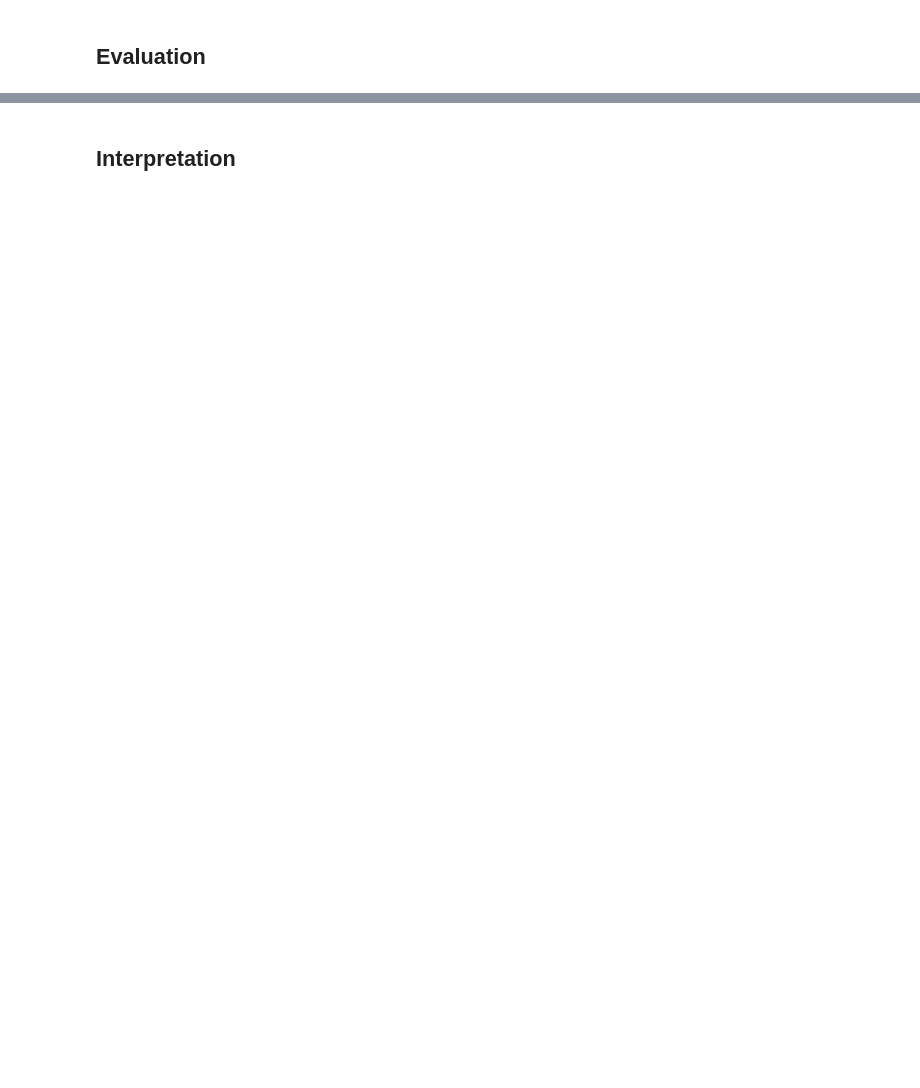
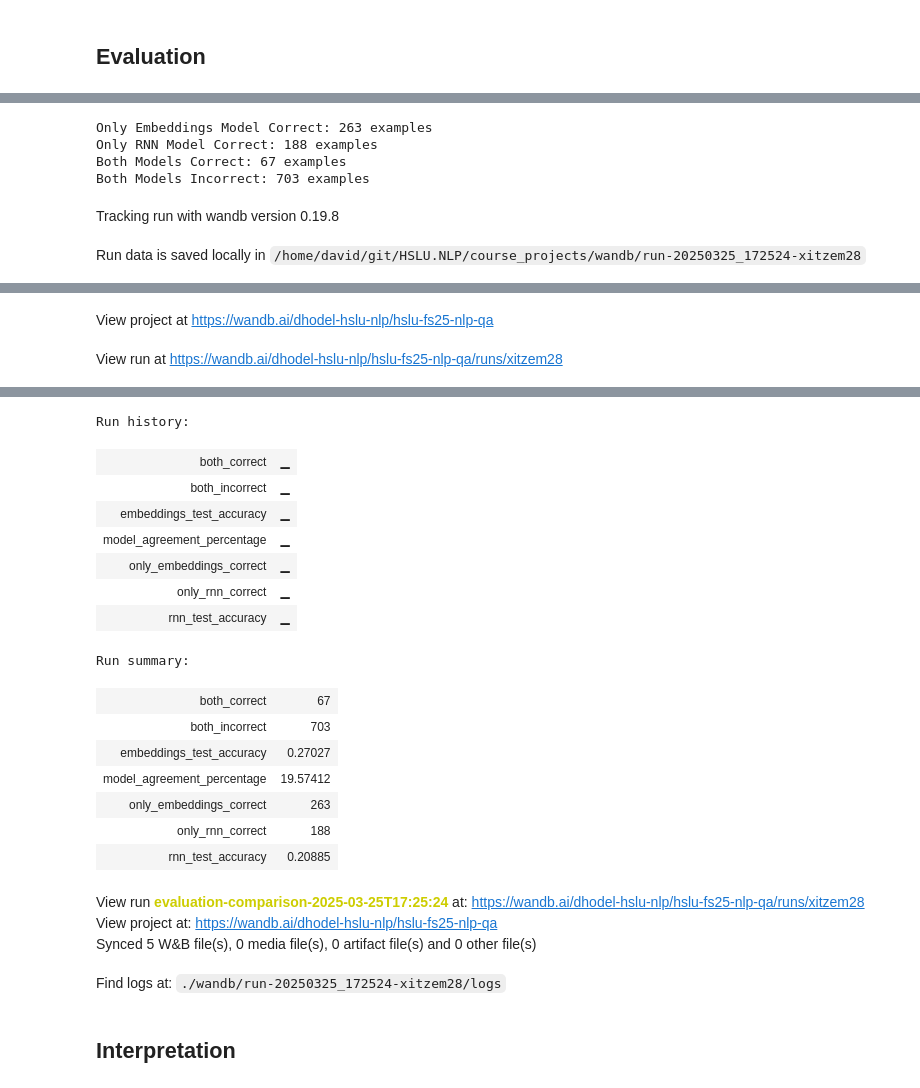
Before and after one commit to Davee02/HSLU.NLP, a Jupyter notebook: course_projects/project_1.ipynb, the cells around one changed output, grey strips where cells are left out. Saved outputs shown, nothing was run; the diff lists cells and outputs as text; code cells hidden in the pictures; blank space fills up the shorter version.

Commit message:
add evaluation part to project 1

```diff
--- a/course_projects/project_1.ipynb
+++ b/course_projects/project_1.ipynb
@@ -262,7 +263,6 @@ def get_averaged_sentence_embedding(sentence):
 We also need a function to convert the answer keys to numbers (`A` -> 0, `B` -> 1, ..., `E` -> 4).
 # %%
 def answer_key_to_index(answer_key):
-  """Answer key (A-E) to index (0-4)"""
   return ord(answer_key) - ord("A")
 # %% [markdown]
 Finally, we create our custom dataset that performs the preprocessing and returns the data in the format described above.
@@ -786,0 +890,4 @@ Error:
+# %%
+agreements = np.sum(np.array(embeddings_predictions) == np.array(rnn_predictions))
+agreement_percentage = agreements / len(embeddings_predictions) * 100
+print(f"\nModels agree on {agreements} out of {len(embeddings_predictions)} examples ({agreement_percentage:.2f}%)")
@@ -786,0 +987,47 @@ Error:
+# %%
+# Calculate examples where only one model is correct
+embeddings_correct = np.array(embeddings_predictions) == np.array(embeddings_labels)
+rnn_correct = np.array(rnn_predictions) == np.array(rnn_labels)
+
+only_embeddings_correct = np.logical_and(embeddings_correct, np.logical_not(rnn_correct))
+only_rnn_correct = np.logical_and(rnn_correct, np.logical_not(embeddings_correct))
+
+print(f"\nOnly Embeddings Model Correct: {np.sum(only_embeddings_correct)} examples")
+print(f"Only RNN Model Correct: {np.sum(only_rnn_correct)} examples")
+print(f"Both Models Correct: {np.sum(np.logical_and(embeddings_correct, rnn_correct))} examples")
+print(f"Both Models Incorrect: {np.sum(np.logical_and(np.logical_not(embeddings_correct), np.logical_not(rnn_correct)))} examples")
+# %% [output]
+Only Embeddings Model Correct: 263 examples
+Only RNN Model Correct: 188 examples
+Both Models Correct: 67 examples
+Both Models Incorrect: 703 examples
+# %%
+# Save results to wandb for tracking
+final_results = {
+    "embeddings_test_accuracy": embeddings_accuracy,
+    "rnn_test_accuracy": rnn_accuracy,
+    "model_agreement_percentage": agreement_percentage,
+    "only_embeddings_correct": np.sum(only_embeddings_correct),
+    "only_rnn_correct": np.sum(only_rnn_correct),
+    "both_correct": np.sum(np.logical_and(embeddings_correct, rnn_correct)),
+    "both_incorrect": np.sum(np.logical_and(np.logical_not(embeddings_correct), np.logical_not(rnn_correct))),
+}
+
+# Initialize a new wandb run for evaluation results
+eval_run = wandb.init(
+    project="hslu-fs25-nlp-qa",
+    entity="dhodel-hslu-nlp",
+    name=f"evaluation-comparison-{datetime.now().strftime('%Y-%m-%dT%H:%M:%S')}",
+    config={
+        "embeddings_epoch": best_embeddings_epoch,
+        "rnn_epoch": best_rnn_epoch
+    },
+    reinit=True,
+)
+
+# Log the evaluation metrics
+wandb.log(final_results)
+wandb.finish()
+# %% [output]
+Tracking run with wandb version 0.19.8
+Run data is saved locally in /home/david/git/HSLU.NLP/course_projects/wandb/run-20250325_172524-xitzem28
@@ -786,0 +1035,2 @@ Error:
+View project at https://wandb.ai/dhodel-hslu-nlp/hslu-fs25-nlp-qa
+View run at https://wandb.ai/dhodel-hslu-nlp/hslu-fs25-nlp-qa/runs/xitzem28
@@ -787,2 +1038,22 @@ Error:
+Run history:
+| both_correct | ▁ |
+| both_incorrect | ▁ |
+| embeddings_test_accuracy | ▁ |
+| model_agreement_percentage | ▁ |
+| only_embeddings_correct | ▁ |
+| only_rnn_correct | ▁ |
+| rnn_test_accuracy | ▁ |
+Run summary:
+| both_correct | 67 |
+| both_incorrect | 703 |
+| embeddings_test_accuracy | 0.27027 |
+| model_agreement_percentage | 19.57412 |
+| only_embeddings_correct | 263 |
+| only_rnn_correct | 188 |
+| rnn_test_accuracy | 0.20885 |
+View run evaluation-comparison-2025-03-25T17:25:24 at: https://wandb.ai/dhodel-hslu-nlp/hslu-fs25-nlp-qa/runs/xitzem28
+View project at: https://wandb.ai/dhodel-hslu-nlp/hslu-fs25-nlp-qa
+Synced 5 W&B file(s), 0 media file(s), 0 artifact file(s) and 0 other file(s)
+Find logs at: ./wandb/run-20250325_172524-xitzem28/logs
 # %% [markdown]
 ## Interpretation
```
Also changed, not shown: parts of 38 cells of this notebook.
